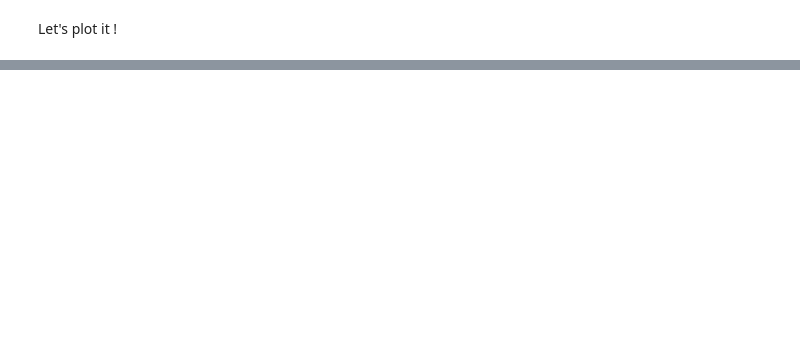
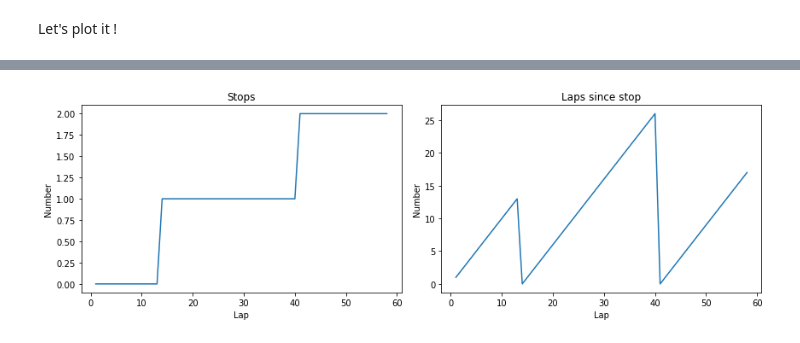
Before and after one commit to HenriEloy/F1_lapTime_prediction, a Jupyter notebook: notebooks/essai1.ipynb, the cells around one changed output, grey strips where cells are left out. Saved outputs shown, nothing was run; the diff lists cells and outputs as text; code cells hidden in the pictures; blank space fills up the shorter version.

```diff
--- a/notebooks/essai1.ipynb
+++ b/notebooks/essai1.ipynb
@@ -146,0 +195,5 @@ plt.show()
+# %%
+df = df_merged.copy()
+df['stop'] = df.groupby(['raceId', 'driverRef'])['stop'].fillna(method='ffill')
+df['stop'] = df['stop'].fillna(0).astype(int)
+df
@@ -146,0 +214,15 @@ plt.show()
+# %%
+df["laps_since_last_stop"] = 0
+df1 = pd.DataFrame()
+for (raceId, driverId), df3 in df.groupby(["raceId", "driverId"]):
+    cnt = 0
+    nbStop = 0
+    for i, row in df3.iterrows():
+        cnt += 1
+        if row["stop"] == nbStop:
+            df3.at[i, "laps_since_last_stop"] = cnt
+        else:
+            nbStop += 1
+            cnt = 0
+    df1 = pd.concat([df1, df3], ignore_index=True)
+df1
@@ -146,0 +231,3 @@ plt.show()
+# %%
+df_OCO_ABU2022 = df1[(df1["year"]==2022) & (df1["name"]=="Abu Dhabi Grand Prix") & (df1["driverRef"]=="ocon")]
+df_OCO_ABU2022.head()
@@ -146,0 +241,17 @@ plt.show()
+# %%
+fig, axes = plt.subplots(1, 2, figsize=(12, 4))
+
+axes[0].plot(df_OCO_ABU2022["lap"], df_OCO_ABU2022["stop"], label='Stops')
+axes[0].set_ylabel('Number')
+axes[0].set_xlabel('Lap')
+axes[0].set_title('Stops')
+
+axes[1].plot(df_OCO_ABU2022["lap"], df_OCO_ABU2022["laps_since_last_stop"], label='Laps since stop')
+axes[1].set_ylabel('Number')
+axes[1].set_xlabel('Lap')
+axes[1].set_title('Laps since stop')
+
+plt.tight_layout()
+plt.show()
+# %% [output]
+[figure, added]
```
Also changed, not shown: parts of 14 cells of this notebook.
